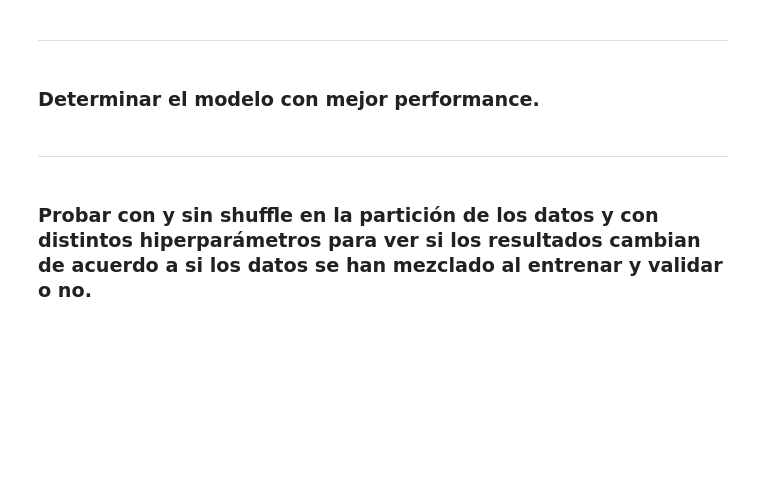
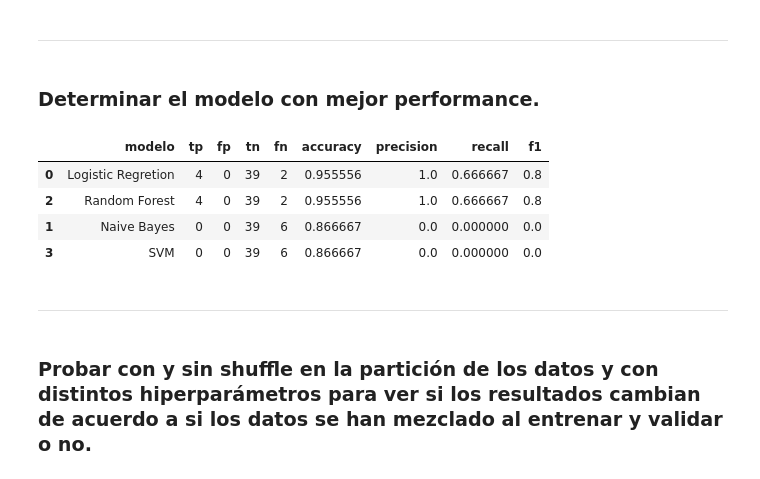
Before and after one commit to jorgeperezv/Busqueda-y-Recomendacion-de-Textos-Legales, a Jupyter notebook: Practico 3 - Introducción al Aprendizaje Supervisado.ipynb, the cells around one changed output. Saved outputs shown, nothing was run; the diff lists cells and outputs as text; code cells hidden in the pictures; blank space fills up the shorter version.

Commit message:
Todos los modelos

```diff
--- a/Practico 3 - Introducción al Aprendizaje Supervisado.ipynb
+++ b/Practico 3 - Introducción al Aprendizaje Supervisado.ipynb
@@ -276,0 +277,4 @@ TfidfVectorizer(analyzer='word', binary=False, decode_error='strict',
+# %%
+# Entreno con Logistic Regretion
+tp, fp, tn, fn, accuracy, precision, recall, f1 = modelo_LogisticRegretion(X_train, y_train, X_test, y_test)
+model_list.append(['Logistic Regretion', tp, fp, tn, fn, accuracy, precision, recall, f1])
@@ -276,0 +299,4 @@ TfidfVectorizer(analyzer='word', binary=False, decode_error='strict',
+# %%
+# Entreno con Naive Bayes
+tp, fp, tn, fn, accuracy, precision, recall, f1 = modelo_NaiveBayes(X_train, y_train, X_test, y_test)
+model_list.append(['Naive Bayes', tp, fp, tn, fn, accuracy, precision, recall, f1])
@@ -276,0 +321,4 @@ TfidfVectorizer(analyzer='word', binary=False, decode_error='strict',
+# %%
+# Entreno con Random Forest
+tp, fp, tn, fn, accuracy, precision, recall, f1 = modelo_RandomForest(X_train, y_train, X_test, y_test)
+model_list.append(['Random Forest', tp, fp, tn, fn, accuracy, precision, recall, f1])
@@ -276,0 +343,4 @@ TfidfVectorizer(analyzer='word', binary=False, decode_error='strict',
+# %%
+# Entreno con SVM
+tp, fp, tn, fn, accuracy, precision, recall, f1 = modelo_SVM(X_train, y_train, X_test, y_test)
+model_list.append(['SVM', tp, fp, tn, fn, accuracy, precision, recall, f1])
@@ -278,6 +366,15 @@ TfidfVectorizer(analyzer='word', binary=False, decode_error='strict',
  ----------------------------------------------------------------------------------------------------------
 # %% [markdown]
 ### Determinar el modelo con mejor performance.
+# %%
+df = pandas.DataFrame(model_list, columns=['modelo', 'tp', 'fp', 'tn', 'fn', 'accuracy', 'precision', 'recall', 'f1'])
+df.sort_values(by='accuracy', ascending=False)
+# %% [output]
+|  | modelo | tp | fp | tn | fn | accuracy | precision | recall | f1 |
+| 0 | Logistic Regretion | 4 | 0 | 39 | 2 | 0.955556 | 1.0 | 0.666667 | 0.8 |
+| 2 | Random Forest | 4 | 0 | 39 | 2 | 0.955556 | 1.0 | 0.666667 | 0.8 |
+| 1 | Naive Bayes | 0 | 0 | 39 | 6 | 0.866667 | 0.0 | 0.000000 | 0.0 |
+| 3 | SVM | 0 | 0 | 39 | 6 | 0.866667 | 0.0 | 0.000000 | 0.0 |
 # %% [markdown]
  ----------------------------------------------------------------------------------------------------------
 # %% [markdown]
```
Also changed, not shown: parts of 40 cells of this notebook.
